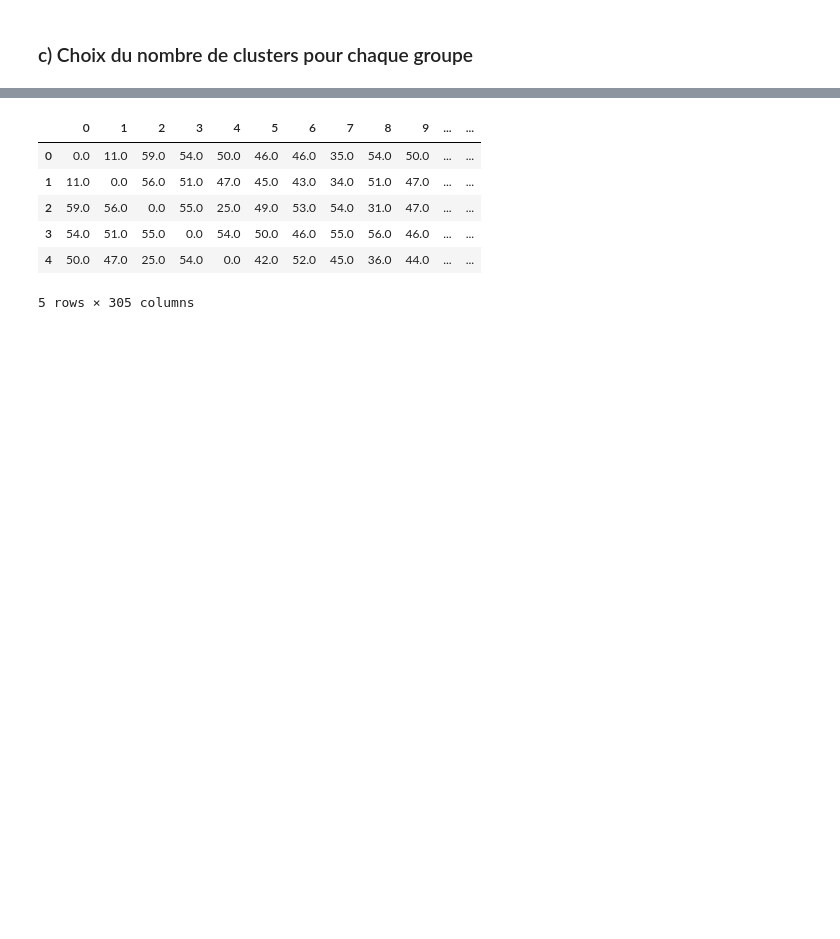
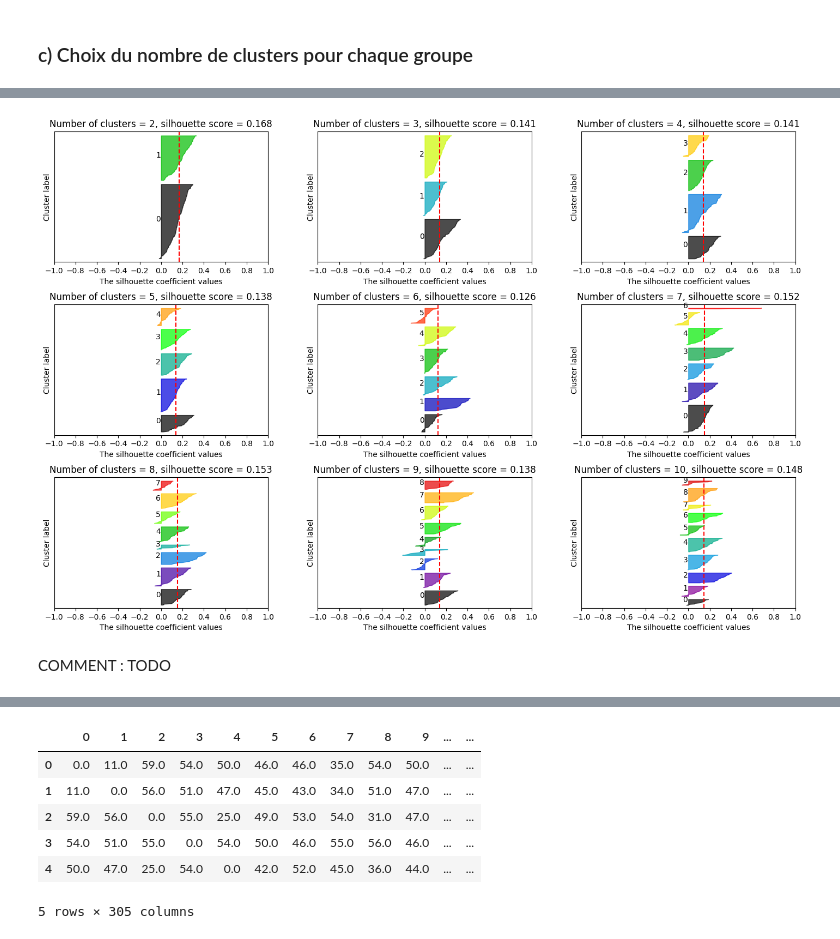
Before and after one commit to T-amairi/IFT870, a Jupyter notebook: TP4/tp4.ipynb, the cells around one changed output, grey strips where cells are left out. Cells and saved outputs as stored; diff of their text form; code cells hidden in the pictures; blank space fills up the shorter version.

```diff
--- a/TP4/tp4.ipynb
+++ b/TP4/tp4.ipynb
@@ -177,0 +253,7 @@ Pour l'analyse : https://towardsdatascience.com/elbow-method-is-not-sufficient-t
+# %%
+# second group
+plotSilhouetteScore(range_n_clusters, m2.to_numpy(), KMeans, param, "euclidean", sklearn=True)
+# %% [output]
+[figure, added]
+# %% [markdown]
+COMMENT : TODO
```
Also changed, not shown: parts of 19 cells of this notebook.
